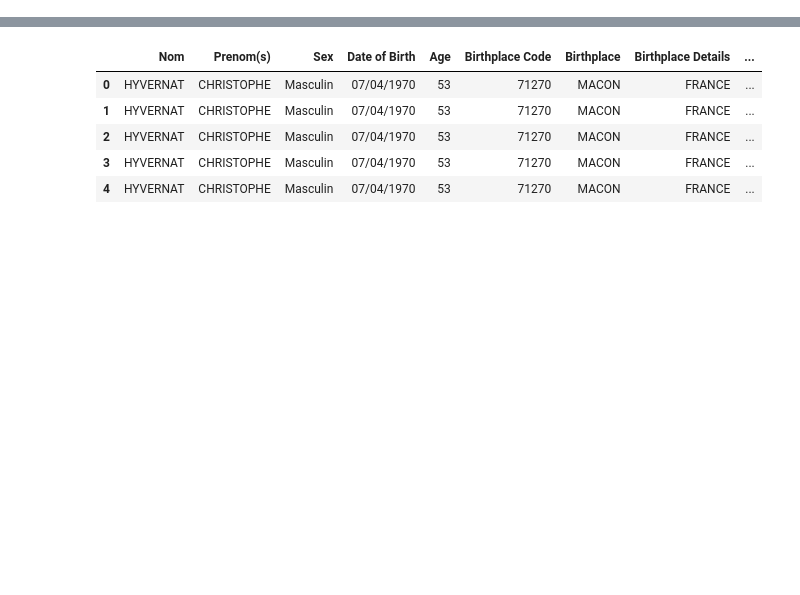
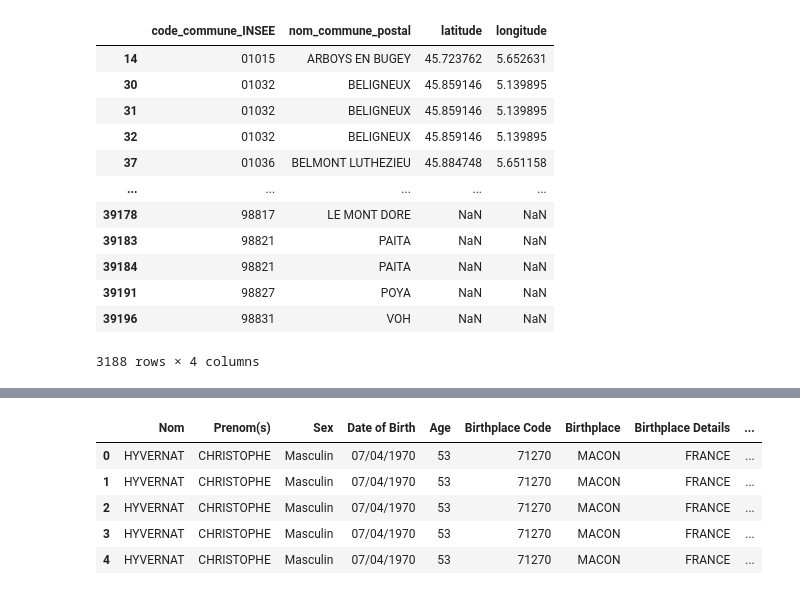
Before and after one commit to emmanuelgkn/goco_project, a Jupyter notebook: notebook.ipynb, the cells around one changed output, grey strips where cells are left out. Drawn from its saved outputs; the diff is of its cells as text; code cells hidden in the pictures; blank space fills up the shorter version.

```diff
--- a/notebook.ipynb
+++ b/notebook.ipynb
@@ -119,5 +120,21 @@ df = pd.DataFrame(data)
 merged_df_death = df.merge(positions_geo, left_on='Deathplace Code', right_on='code_commune_INSEE', how='left')
 merged_df_death = merged_df_death.rename(columns={'longitude': 'longitude_death', 'latitude': 'latitude_death'})
+# %%
+positions_geo[positions_geo.duplicated('code_commune_INSEE')]
+# %% [output]
+|  | code_commune_INSEE | nom_commune_postal | latitude | longitude |
+| 14 | 01015 | ARBOYS EN BUGEY | 45.723762 | 5.652631 |
+| 30 | 01032 | BELIGNEUX | 45.859146 | 5.139895 |
+| 31 | 01032 | BELIGNEUX | 45.859146 | 5.139895 |
+| 32 | 01032 | BELIGNEUX | 45.859146 | 5.139895 |
+| 37 | 01036 | BELMONT LUTHEZIEU | 45.884748 | 5.651158 |
+| ... | ... | ... | ... | ... |
+| 39178 | 98817 | LE MONT DORE | NaN | NaN |
+| 39183 | 98821 | PAITA | NaN | NaN |
+| 39184 | 98821 | PAITA | NaN | NaN |
+| 39191 | 98827 | POYA | NaN | NaN |
+| 39196 | 98831 | VOH | NaN | NaN |
+3188 rows × 4 columns
 # %%
 merged_df_birth = df.merge(positions_geo, left_on='Birthplace Code', right_on='code_commune_INSEE', how='left')
 merged_df_birth = merged_df_birth.rename(columns={'longitude': 'longitude_birth', 'latitude': 'latitude_birth'})
```
Also changed, not shown: parts of 3 cells of this notebook, 2 other files.
